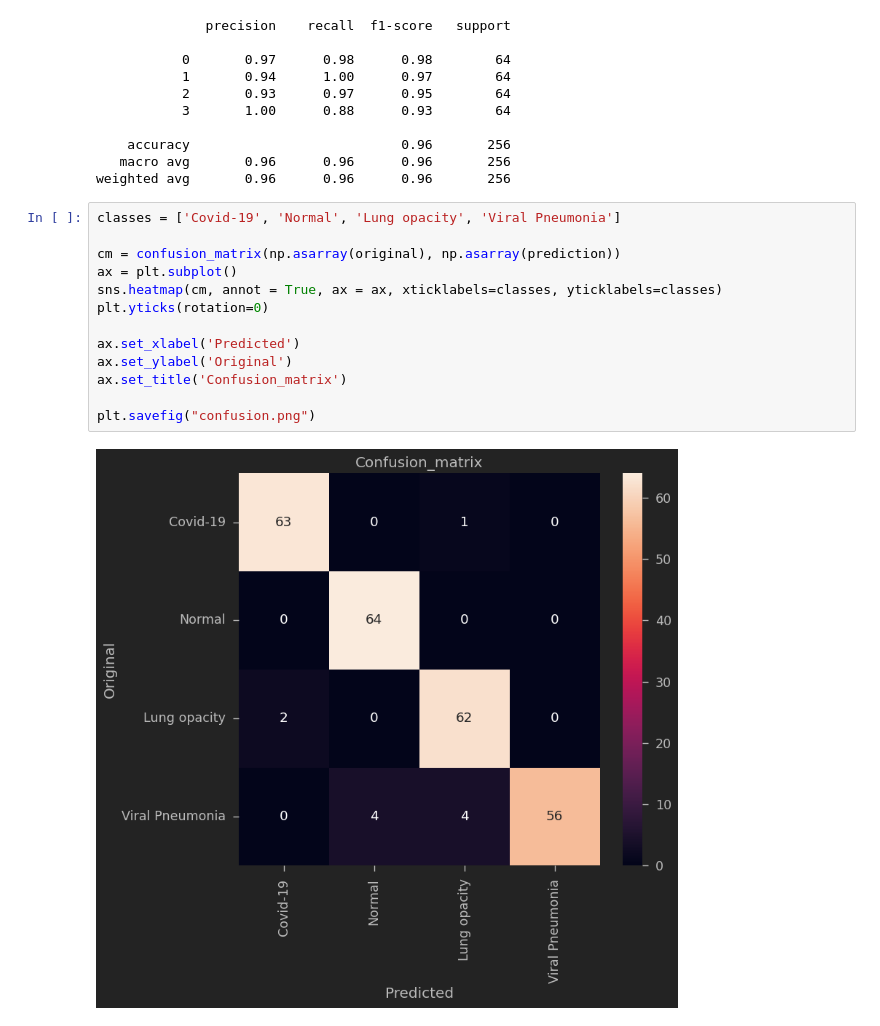
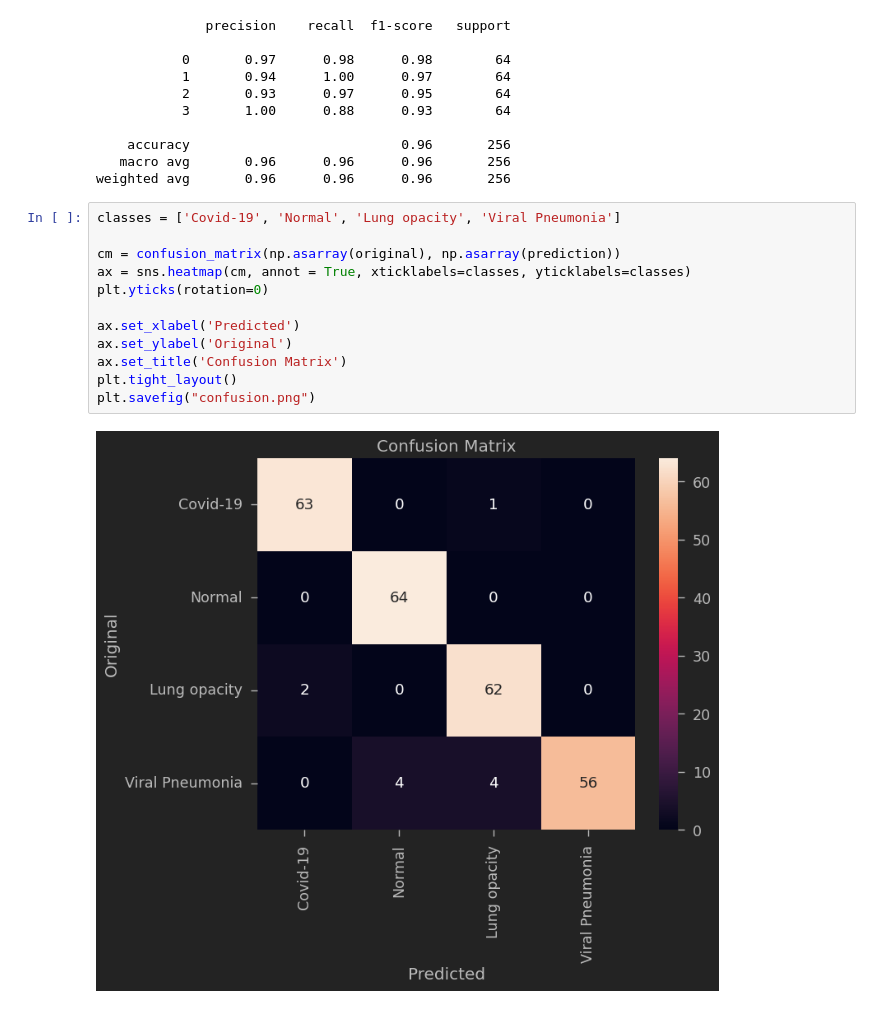
Before and after one commit to Juliogallinaro/Chest-X-Ray-Classification, a Jupyter notebook: Chest_X-Ray_Classification.ipynb, the cells around one changed output. Cells and saved outputs as stored; diff of their text form.

Commit message:
update Confusion Matrix

```diff
--- a/Chest_X-Ray_Classification.ipynb
+++ b/Chest_X-Ray_Classification.ipynb
@@ -425,15 +425,14 @@ weighted avg       0.96      0.96      0.96       256
 # %%
 classes = ['Covid-19', 'Normal', 'Lung opacity', 'Viral Pneumonia']
 
 cm = confusion_matrix(np.asarray(original), np.asarray(prediction))
-ax = plt.subplot()
-sns.heatmap(cm, annot = True, ax = ax, xticklabels=classes, yticklabels=classes)
+ax = sns.heatmap(cm, annot = True, xticklabels=classes, yticklabels=classes)
 plt.yticks(rotation=0)
 
 ax.set_xlabel('Predicted')
 ax.set_ylabel('Original')
-ax.set_title('Confusion_matrix')
-
+ax.set_title('Confusion Matrix')
+plt.tight_layout()
 plt.savefig("confusion.png")
 # %% [output]
-[figure, old version]
+[figure, new version]
```
Also changed, not shown: parts of 1 cell of this notebook, 1 other file.
